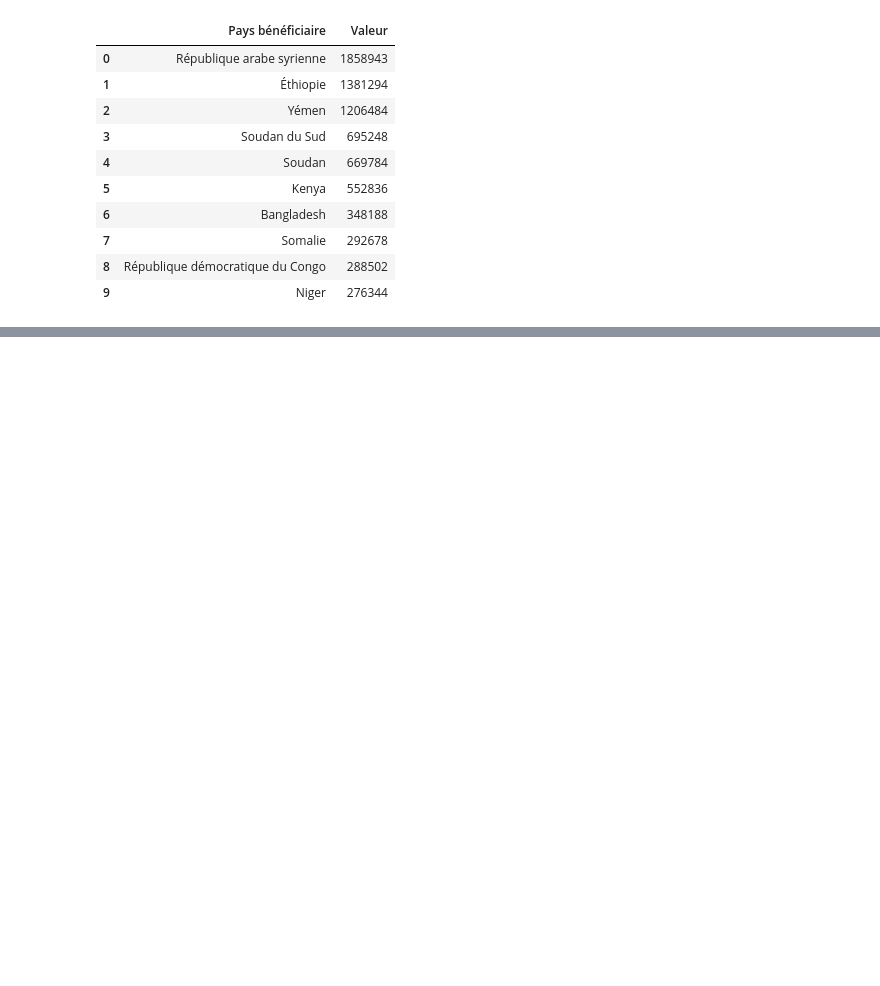
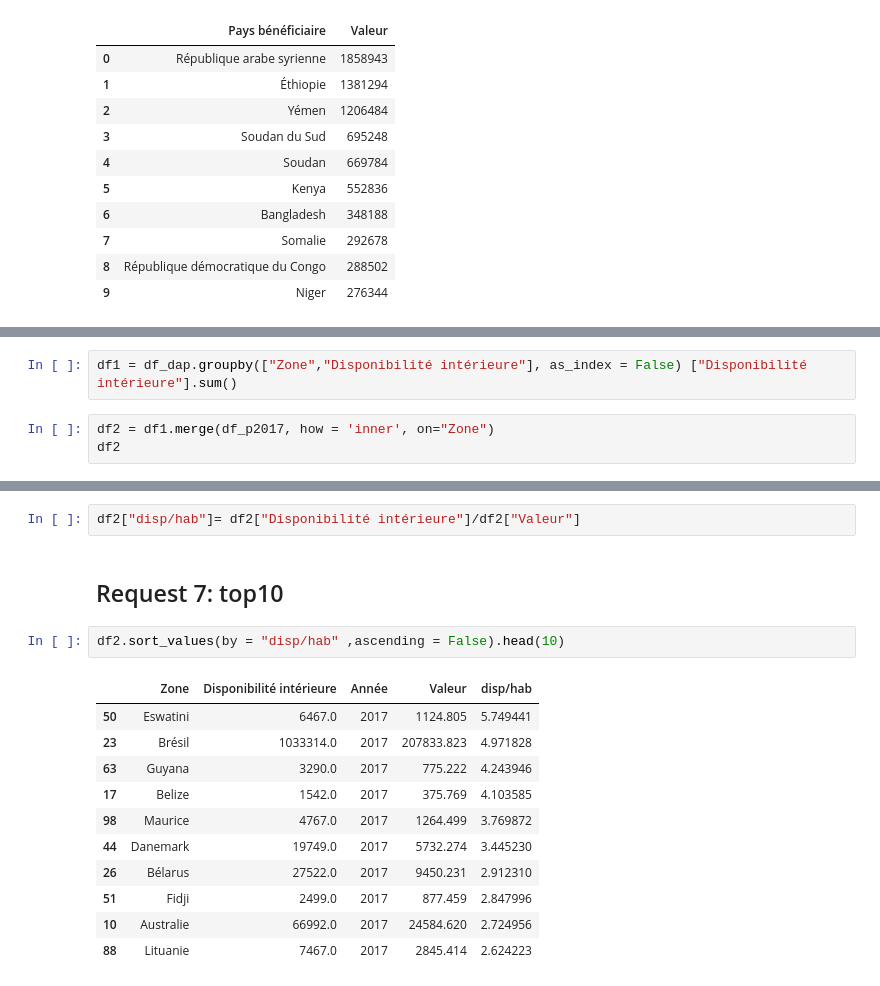
Before and after one commit to Valeeew/P4, a Jupyter notebook: etude_sante_publique.ipynb, the cells around one changed output, grey strips where cells are left out. Drawn from its saved outputs; the diff is of its cells as text; blank space fills up the shorter version.

Commit message:
Request 7 & 8

```diff
--- a/etude_sante_publique.ipynb
+++ b/etude_sante_publique.ipynb
@@ -252,0 +255,5 @@ df_aa.groupby(["Pays bénéficiaire"])["Valeur"].sum().sort_values(ascending = F
+# %%
+df1 = df_dap.groupby(["Zone","Disponibilité intérieure"], as_index = False) ["Disponibilité intérieure"].sum()
+# %%
+df2 = df1.merge(df_p2017, how = 'inner', on="Zone")
+df2
@@ -252,0 +274,18 @@ df_aa.groupby(["Pays bénéficiaire"])["Valeur"].sum().sort_values(ascending = F
+# %%
+df2["disp/hab"]= df2["Disponibilité intérieure"]/df2["Valeur"]
+# %% [markdown]
+<h2>Request 7: top10
+# %%
+df2.sort_values(by = "disp/hab" ,ascending = False).head(10)
+# %% [output]
+|  | Zone | Disponibilité intérieure | Année | Valeur | disp/hab |
+| 50 | Eswatini | 6467.0 | 2017 | 1124.805 | 5.749441 |
+| 23 | Brésil | 1033314.0 | 2017 | 207833.823 | 4.971828 |
+| 63 | Guyana | 3290.0 | 2017 | 775.222 | 4.243946 |
+| 17 | Belize | 1542.0 | 2017 | 375.769 | 4.103585 |
+| 98 | Maurice | 4767.0 | 2017 | 1264.499 | 3.769872 |
+| 44 | Danemark | 19749.0 | 2017 | 5732.274 | 3.445230 |
+| 26 | Bélarus | 27522.0 | 2017 | 9450.231 | 2.912310 |
+| 51 | Fidji | 2499.0 | 2017 | 877.459 | 2.847996 |
+| 10 | Australie | 66992.0 | 2017 | 24584.620 | 2.724956 |
+| 88 | Lituanie | 7467.0 | 2017 | 2845.414 | 2.624223 |
```
Also changed, not shown: parts of 4 cells of this notebook.
